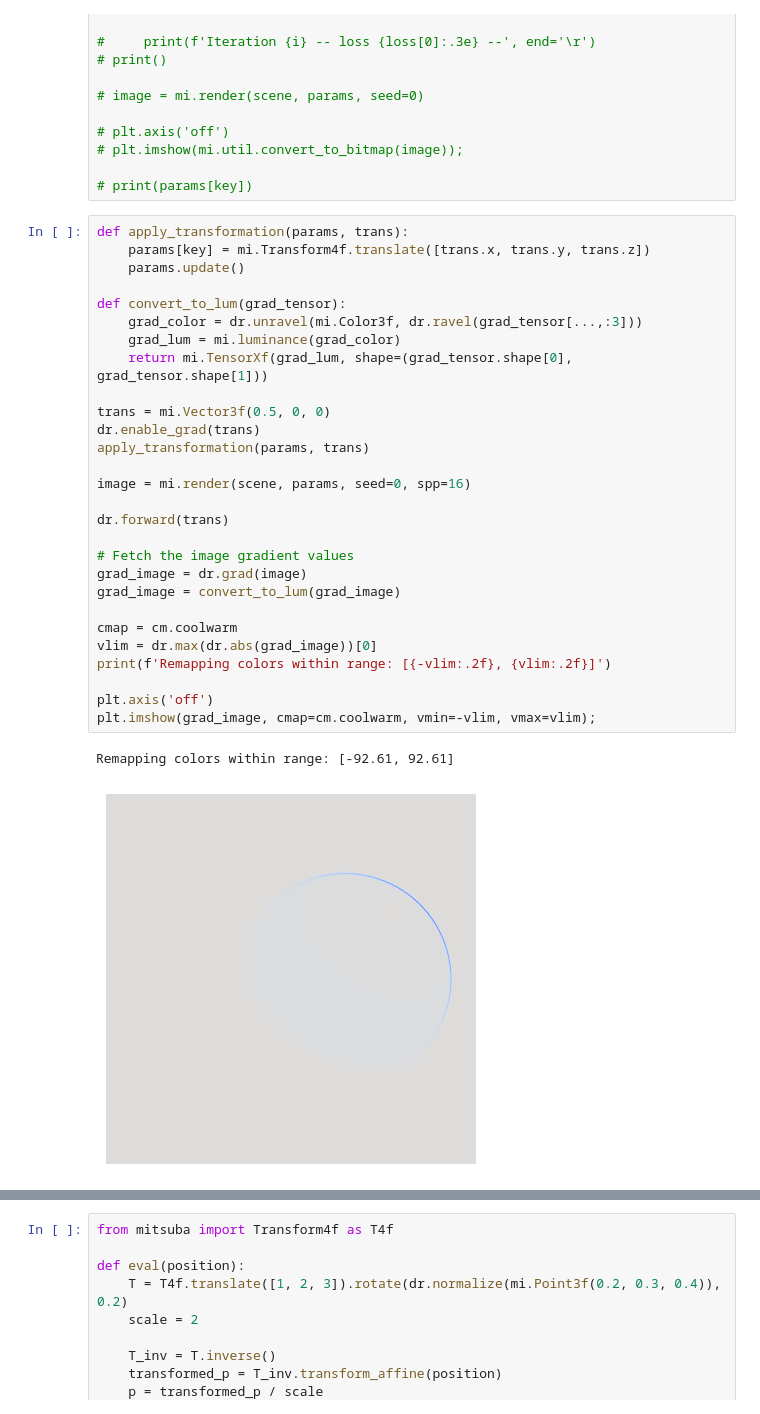
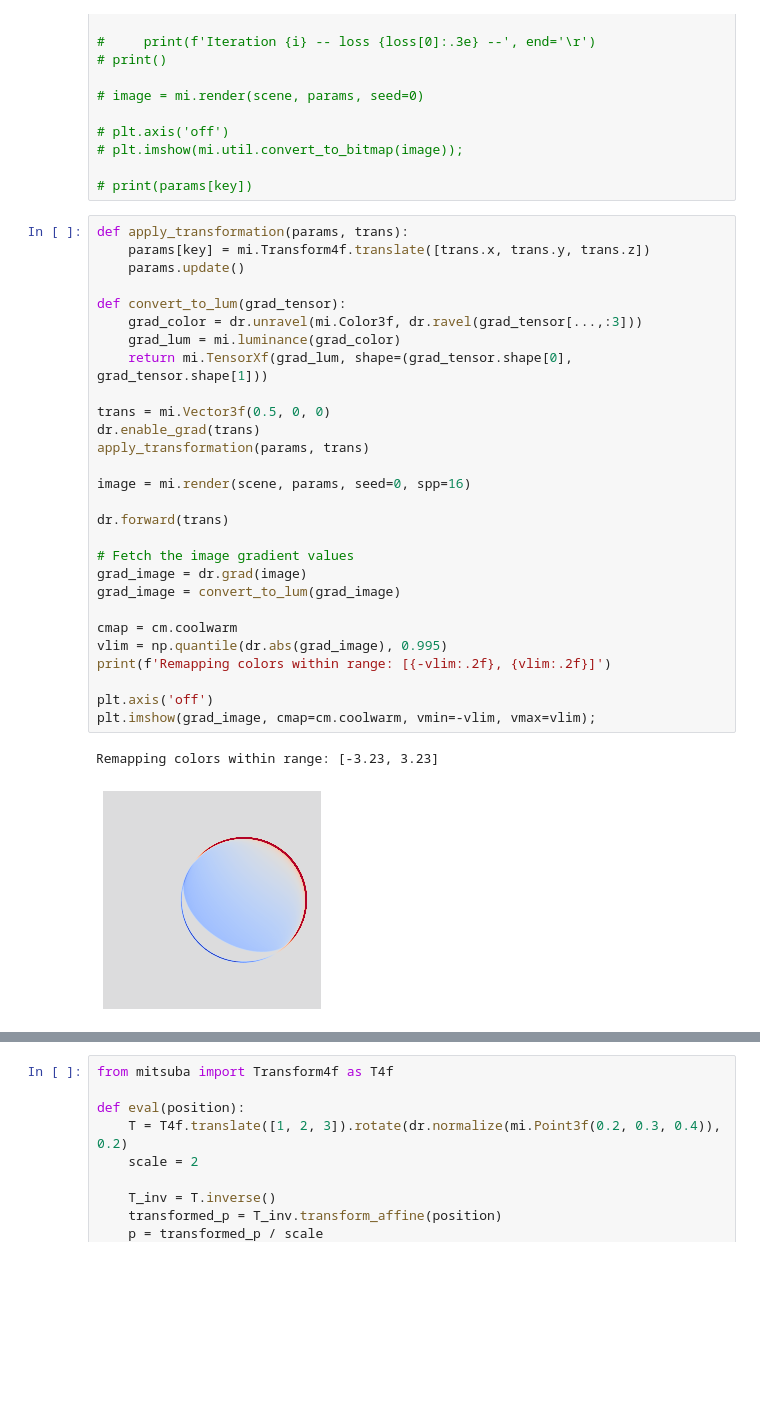
Before and after one commit to wchang22/SDF-WAS, a Jupyter notebook: notebooks/hackathon.ipynb, the cells around one changed output, grey strips where cells are left out. Saved outputs shown, nothing was run; the diff lists cells and outputs as text; blank space fills up the shorter version.

```diff
--- a/notebooks/hackathon.ipynb
+++ b/notebooks/hackathon.ipynb
@@ -113,32 +120,32 @@ plt.imshow(mi.util.convert_to_bitmap(image_ref));
 # %%
 def apply_transformation(params, trans):
     params[key] = mi.Transform4f.translate([trans.x, trans.y, trans.z])
     params.update()
 
 def convert_to_lum(grad_tensor):
     grad_color = dr.unravel(mi.Color3f, dr.ravel(grad_tensor[...,:3]))
     grad_lum = mi.luminance(grad_color)
     return mi.TensorXf(grad_lum, shape=(grad_tensor.shape[0], grad_tensor.shape[1]))
 
 trans = mi.Vector3f(0.5, 0, 0)
 dr.enable_grad(trans)
 apply_transformation(params, trans)
 
 image = mi.render(scene, params, seed=0, spp=16)
 
 dr.forward(trans)
 
 # Fetch the image gradient values
 grad_image = dr.grad(image)
 grad_image = convert_to_lum(grad_image)
 
 cmap = cm.coolwarm
-vlim = dr.max(dr.abs(grad_image))[0]
+vlim = np.quantile(dr.abs(grad_image), 0.995)
 print(f'Remapping colors within range: [{-vlim:.2f}, {vlim:.2f}]')
 
 plt.axis('off')
 plt.imshow(grad_image, cmap=cm.coolwarm, vmin=-vlim, vmax=vlim);
 # %% [output]
-Remapping colors within range: [-92.61, 92.61]
+Remapping colors within range: [-3.23, 3.23]
-[figure, old version]
+[figure, new version]
 # %%
```
Also changed, not shown: parts of 3 cells of this notebook, 1 other file.
